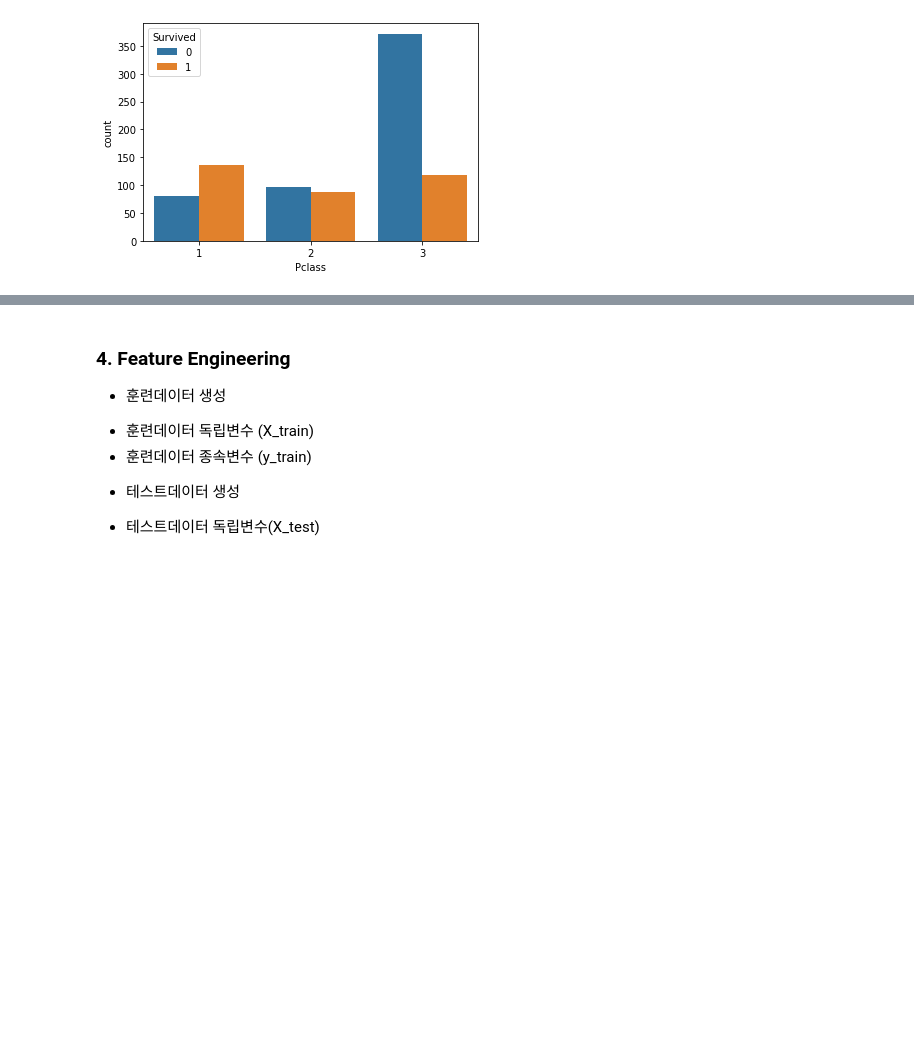
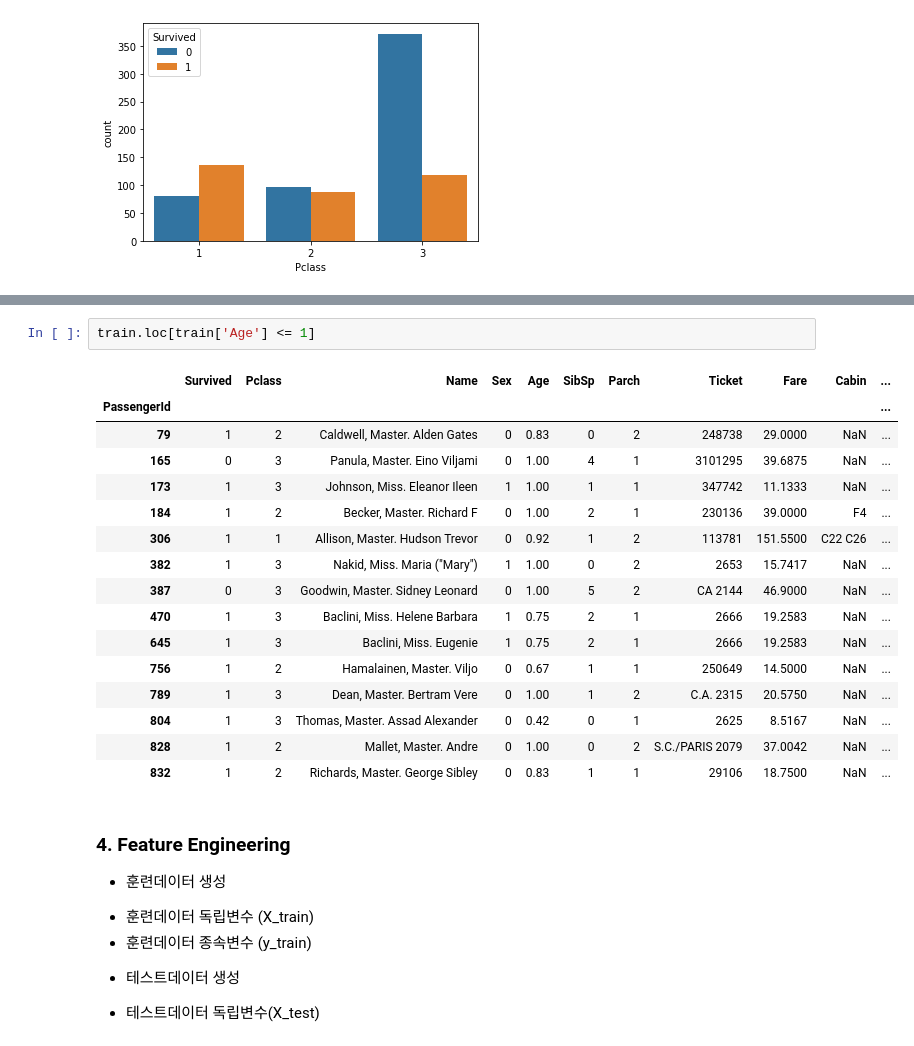
Before and after one commit to mysoyul/MachineLearningBasic_Python, a Jupyter notebook: 4.Titanic_dataset_지도학습_분류.ipynb, the cells around one changed output, grey strips where cells are left out. Cells and saved outputs as stored; diff of their text form; blank space fills up the shorter version.

```diff
--- a/4.Titanic_dataset_지도학습_분류.ipynb
+++ b/4.Titanic_dataset_지도학습_분류.ipynb
@@ -329,3 +347,22 @@ sns.barplot(data=train, x='Pclass', y='Fare')
+# %%
+train.loc[train['Age'] <= 1]
+# %% [output]
+|  | Survived | Pclass | Name | Sex | Age | SibSp | Parch | Ticket | Fare | Cabin | ... |
+| PassengerId |  |  |  |  |  |  |  |  |  |  | ... |
+| 79 | 1 | 2 | Caldwell, Master. Alden Gates | 0 | 0.83 | 0 | 2 | 248738 | 29.0000 | NaN | ... |
+| 165 | 0 | 3 | Panula, Master. Eino Viljami | 0 | 1.00 | 4 | 1 | 3101295 | 39.6875 | NaN | ... |
+| 173 | 1 | 3 | Johnson, Miss. Eleanor Ileen | 1 | 1.00 | 1 | 1 | 347742 | 11.1333 | NaN | ... |
+| 184 | 1 | 2 | Becker, Master. Richard F | 0 | 1.00 | 2 | 1 | 230136 | 39.0000 | F4 | ... |
+| 306 | 1 | 1 | Allison, Master. Hudson Trevor | 0 | 0.92 | 1 | 2 | 113781 | 151.5500 | C22 C26 | ... |
+| 382 | 1 | 3 | Nakid, Miss. Maria ("Mary") | 1 | 1.00 | 0 | 2 | 2653 | 15.7417 | NaN | ... |
+| 387 | 0 | 3 | Goodwin, Master. Sidney Leonard | 0 | 1.00 | 5 | 2 | CA 2144 | 46.9000 | NaN | ... |
+| 470 | 1 | 3 | Baclini, Miss. Helene Barbara | 1 | 0.75 | 2 | 1 | 2666 | 19.2583 | NaN | ... |
+| 645 | 1 | 3 | Baclini, Miss. Eugenie | 1 | 0.75 | 2 | 1 | 2666 | 19.2583 | NaN | ... |
+| 756 | 1 | 2 | Hamalainen, Master. Viljo | 0 | 0.67 | 1 | 1 | 250649 | 14.5000 | NaN | ... |
+| 789 | 1 | 3 | Dean, Master. Bertram Vere | 0 | 1.00 | 1 | 2 | C.A. 2315 | 20.5750 | NaN | ... |
+| 804 | 1 | 3 | Thomas, Master. Assad Alexander | 0 | 0.42 | 0 | 1 | 2625 | 8.5167 | NaN | ... |
+| 828 | 1 | 2 | Mallet, Master. Andre | 0 | 1.00 | 0 | 2 | S.C./PARIS 2079 | 37.0042 | NaN | ... |
+| 832 | 1 | 2 | Richards, Master. George Sibley | 0 | 0.83 | 1 | 1 | 29106 | 18.7500 | NaN | ... |
 # %% [markdown]
 ### 4. Feature Engineering
 * 훈련데이터 생성
```
Also changed, not shown: parts of 5 cells of this notebook.
